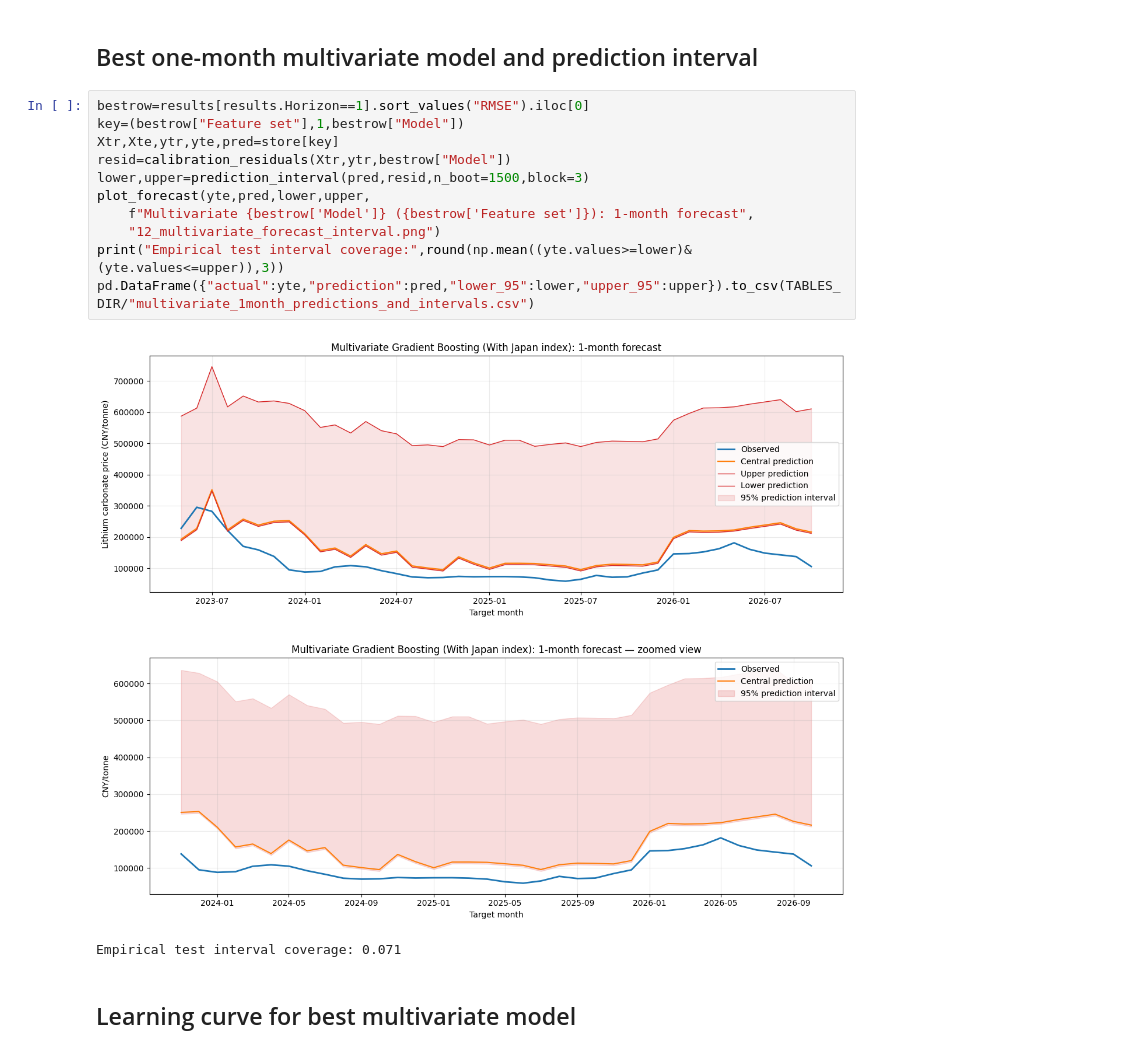
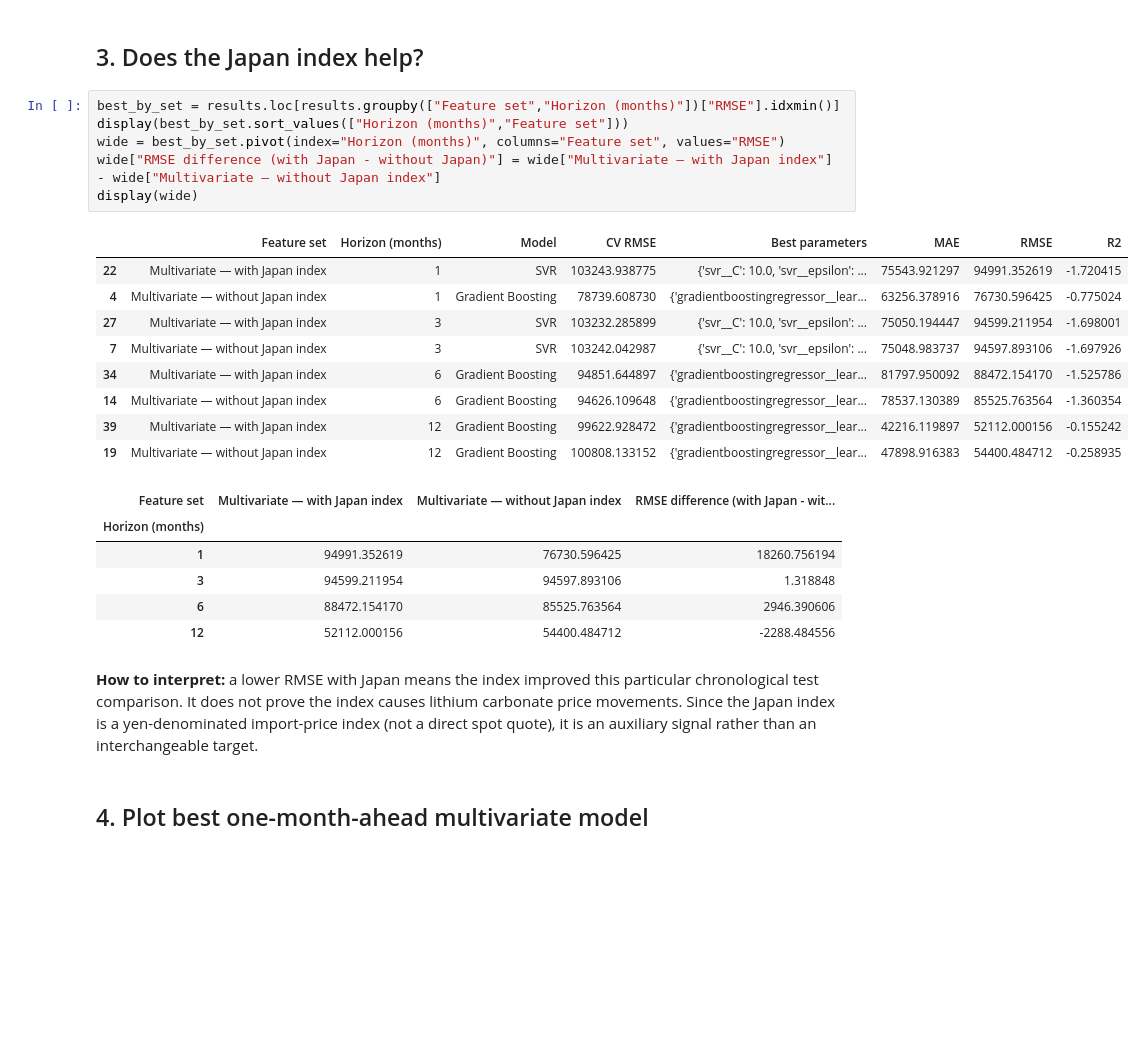
Before and after one commit to Lucy-Schmid/Lucy-Schmid.github.io, a Jupyter notebook: notebooks/Modelling and Comparison/04_Multivariate_Forecasting.ipynb, the cells around one changed output. Drawn from its saved outputs; the diff is of its cells as text; blank space fills up the shorter version.

```diff
--- a/notebooks/Modelling and Comparison/04_Multivariate_Forecasting.ipynb
+++ b/notebooks/Modelling and Comparison/04_Multivariate_Forecasting.ipynb
@@ -215,19 +251,28 @@ for h in HORIZONS:
+# %% [markdown]
+## 3. Does the Japan index help?
+# %%
+best_by_set = results.loc[results.groupby(["Feature set","Horizon (months)"])["RMSE"].idxmin()]
+display(best_by_set.sort_values(["Horizon (months)","Feature set"]))
+wide = best_by_set.pivot(index="Horizon (months)", columns="Feature set", values="RMSE")
+wide["RMSE difference (with Japan - without Japan)"] = wide["Multivariate — with Japan index"] - wide["Multivariate — without Japan index"]
+display(wide)
+# %% [output]
+|  | Feature set | Horizon (months) | Model | CV RMSE | Best parameters | MAE | RMSE | R2 |
+| 22 | Multivariate — with Japan index | 1 | SVR | 103243.938775 | {'svr__C': 10.0, 'svr__epsilon': ... | 75543.921297 | 94991.352619 | -1.720415 |
+| 4 | Multivariate — without Japan index | 1 | Gradient Boosting | 78739.608730 | {'gradientboostingregressor__lear... | 63256.378916 | 76730.596425 | -0.775024 |
+| 27 | Multivariate — with Japan index | 3 | SVR | 103232.285899 | {'svr__C': 10.0, 'svr__epsilon': ... | 75050.194447 | 94599.211954 | -1.698001 |
+| 7 | Multivariate — without Japan index | 3 | SVR | 103242.042987 | {'svr__C': 10.0, 'svr__epsilon': ... | 75048.983737 | 94597.893106 | -1.697926 |
+| 34 | Multivariate — with Japan index | 6 | Gradient Boosting | 94851.644897 | {'gradientboostingregressor__lear... | 81797.950092 | 88472.154170 | -1.525786 |
+| 14 | Multivariate — without Japan index | 6 | Gradient Boosting | 94626.109648 | {'gradientboostingregressor__lear... | 78537.130389 | 85525.763564 | -1.360354 |
+| 39 | Multivariate — with Japan index | 12 | Gradient Boosting | 99622.928472 | {'gradientboostingregressor__lear... | 42216.119897 | 52112.000156 | -0.155242 |
+| 19 | Multivariate — without Japan index | 12 | Gradient Boosting | 100808.133152 | {'gradientboostingregressor__lear... | 47898.916383 | 54400.484712 | -0.258935 |
+| Feature set | Multivariate — with Japan index | Multivariate — without Japan index | RMSE difference (with Japan - wit... |
+| Horizon (months) |  |  |  |
+| 1 | 94991.352619 | 76730.596425 | 18260.756194 |
+| 3 | 94599.211954 | 94597.893106 | 1.318848 |
+| 6 | 88472.154170 | 85525.763564 | 2946.390606 |
+| 12 | 52112.000156 | 54400.484712 | -2288.484556 |
+# %% [markdown]
+**How to interpret:** a lower RMSE with Japan means the index improved this particular chronological test comparison. It does not prove the index causes lithium carbonate price movements. Since the Japan index is a yen-denominated import-price index (not a direct spot quote), it is an auxiliary signal rather than an interchangeable target.
 # %% [markdown]
-## Best one-month multivariate model and prediction interval
+## 4. Plot best one-month-ahead multivariate model
-# %%
-bestrow=results[results.Horizon==1].sort_values("RMSE").iloc[0]
-key=(bestrow["Feature set"],1,bestrow["Model"])
-Xtr,Xte,ytr,yte,pred=store[key]
-resid=calibration_residuals(Xtr,ytr,bestrow["Model"])
-lower,upper=prediction_interval(pred,resid,n_boot=1500,block=3)
-plot_forecast(yte,pred,lower,upper,
-    f"Multivariate {bestrow['Model']} ({bestrow['Feature set']}): 1-month forecast",
-    "12_multivariate_forecast_interval.png")
-print("Empirical test interval coverage:",round(np.mean((yte.values>=lower)&(yte.values<=upper)),3))
-pd.DataFrame({"actual":yte,"prediction":pred,"lower_95":lower,"upper_95":upper}).to_csv(TABLES_DIR/"multivariate_1month_predictions_and_intervals.csv")
-# %% [output]
-[figure, removed]
-[figure, removed]
-Empirical test interval coverage: 0.071
-# %% [markdown]
-## Learning curve for best multivariate model
```
Also changed, not shown: parts of 18 cells of this notebook, 52 other files.
